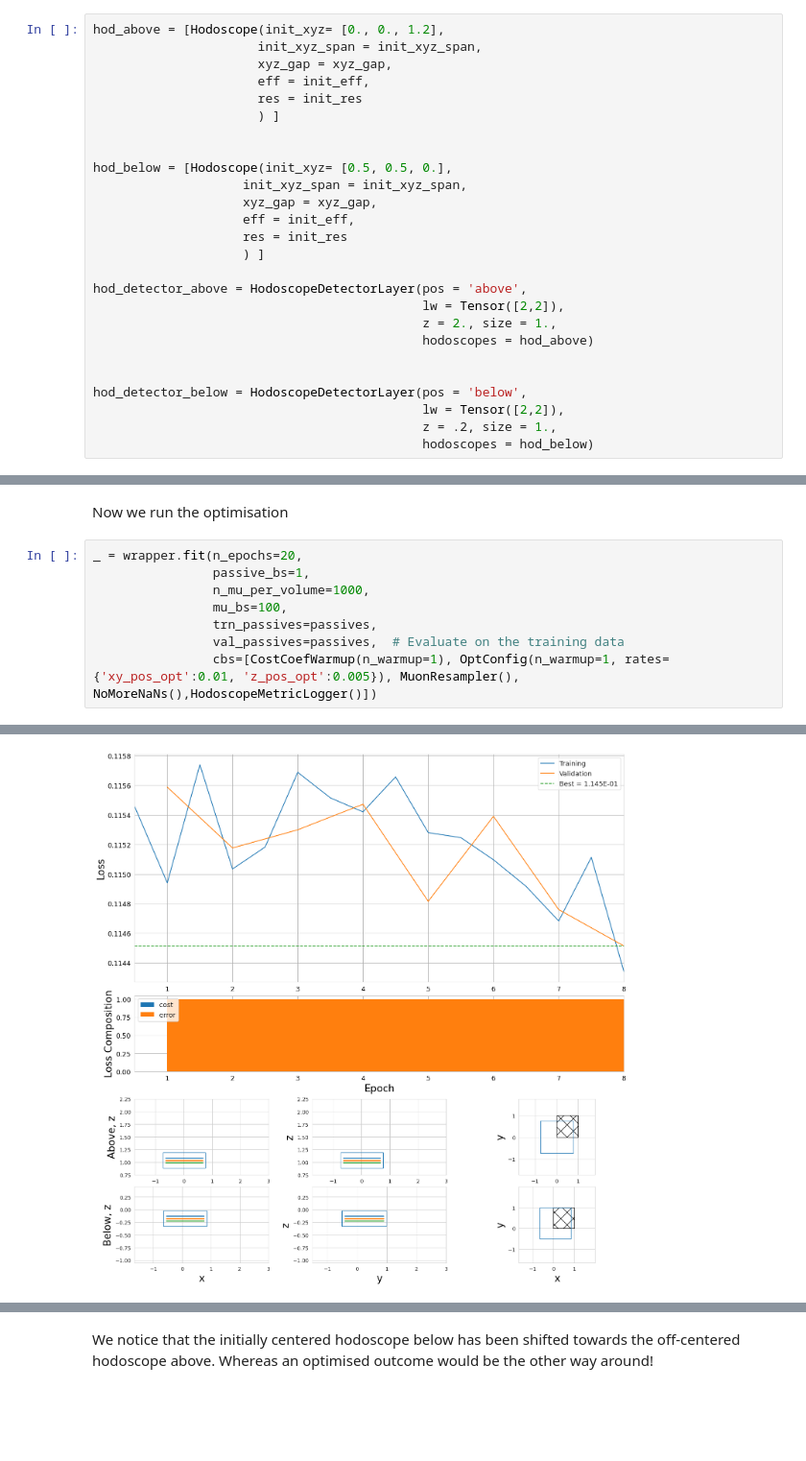
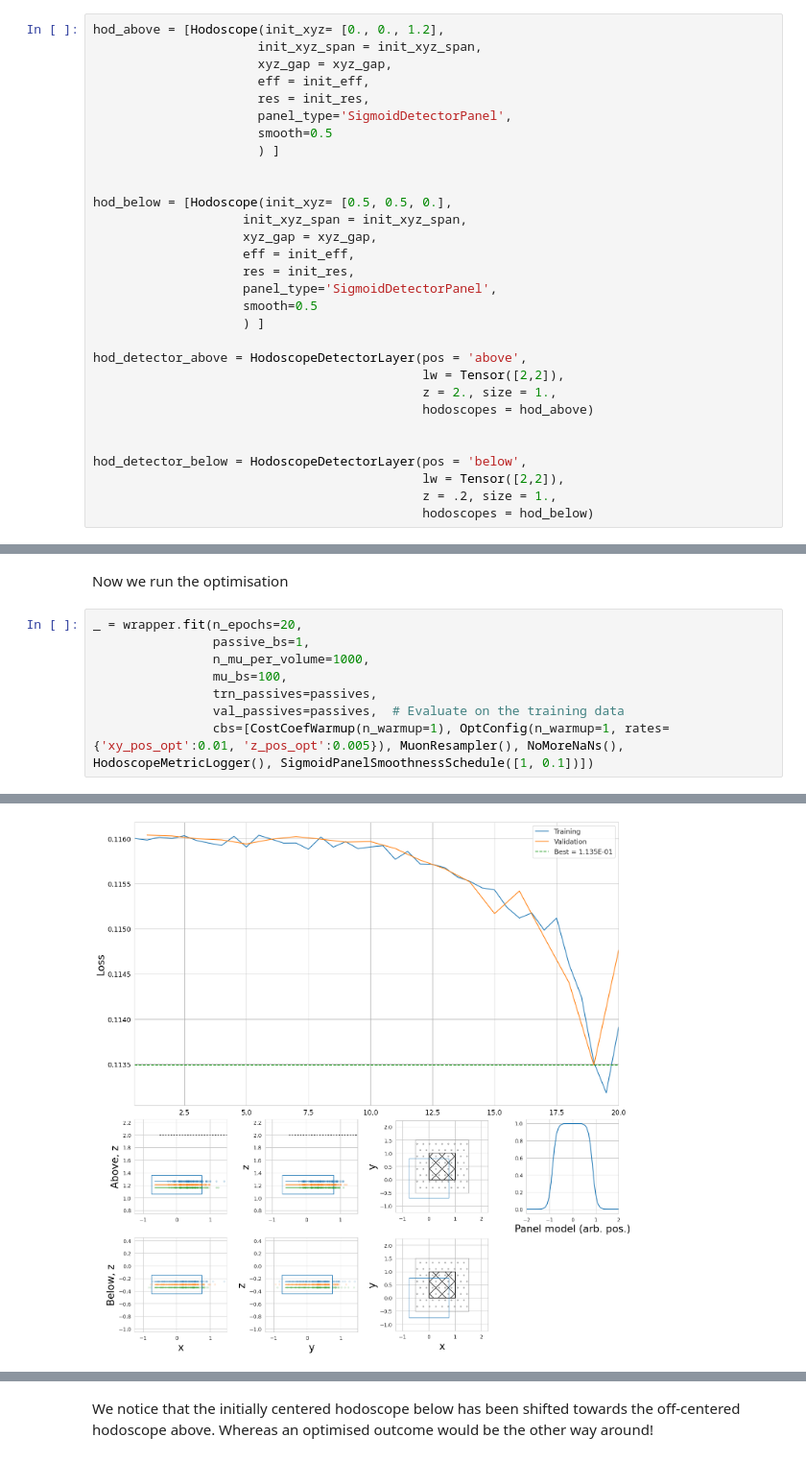
Before and after one commit to vischia/TomOptCargo, a Jupyter notebook: tuto_optimisation.ipynb, the cells around one changed output, grey strips where cells are left out. Shown at 96% size. Saved outputs shown, nothing was run; the diff lists cells and outputs as text; blank space fills up the shorter version.

```diff
--- a/tuto_optimisation.ipynb
+++ b/tuto_optimisation.ipynb
@@ -31,7 +31,9 @@ hod_above = [Hodoscope(init_xyz= [0., 0., 1.2],
                       init_xyz_span = init_xyz_span,
                       xyz_gap = xyz_gap,
                       eff = init_eff,
-                      res = init_res
+                      res = init_res,
+                      panel_type='SigmoidDetectorPanel',
+                      smooth=0.5
                       ) ]
 
 
@@ -39,7 +41,9 @@ hod_below = [Hodoscope(init_xyz= [0.5, 0.5, 0.],
                     init_xyz_span = init_xyz_span,
                     xyz_gap = xyz_gap,
                     eff = init_eff,
-                    res = init_res
+                    res = init_res,
+                    panel_type='SigmoidDetectorPanel',
+                    smooth=0.5
                     ) ]
 
 hod_detector_above = HodoscopeDetectorLayer(pos = 'above',
@@ -123,12 +127,12 @@ Now we run the optimisation
 # %%
 _ = wrapper.fit(n_epochs=20,
                 passive_bs=1,
                 n_mu_per_volume=1000,
                 mu_bs=100,
                 trn_passives=passives,
                 val_passives=passives,  # Evaluate on the training data
-                cbs=[CostCoefWarmup(n_warmup=1), OptConfig(n_warmup=1, rates={'xy_pos_opt':0.01, 'z_pos_opt':0.005}), MuonResampler(), NoMoreNaNs(),HodoscopeMetricLogger()])
+                cbs=[CostCoefWarmup(n_warmup=1), OptConfig(n_warmup=1, rates={'xy_pos_opt':0.01, 'z_pos_opt':0.005}), MuonResampler(), NoMoreNaNs(), HodoscopeMetricLogger(), SigmoidPanelSmoothnessSchedule([1, 0.1])])
 # %% [output]
 2 warmup callbacks found, with a total warmup period of 2 epochs.
-[figure, old version]
+[figure, new version]
 [interactive output not drawn]
```
Also changed, not shown: parts of 3 cells of this notebook, 1 other file.
